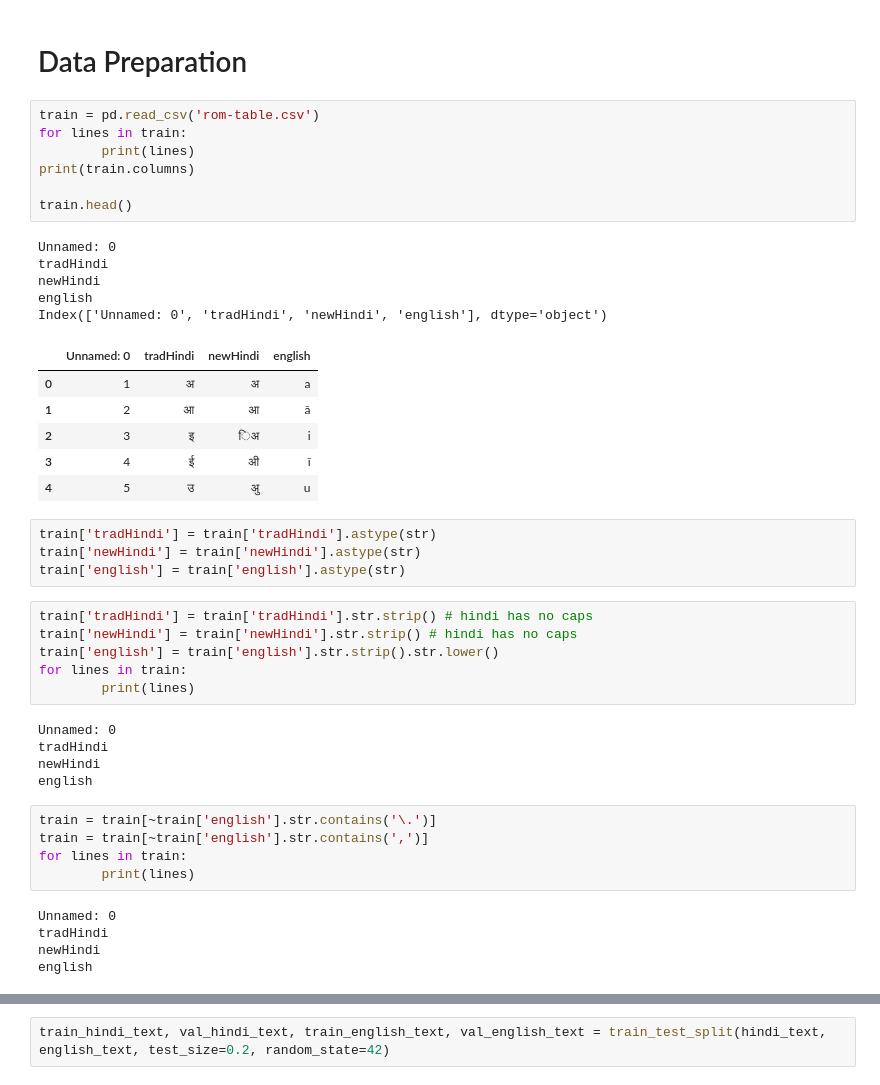
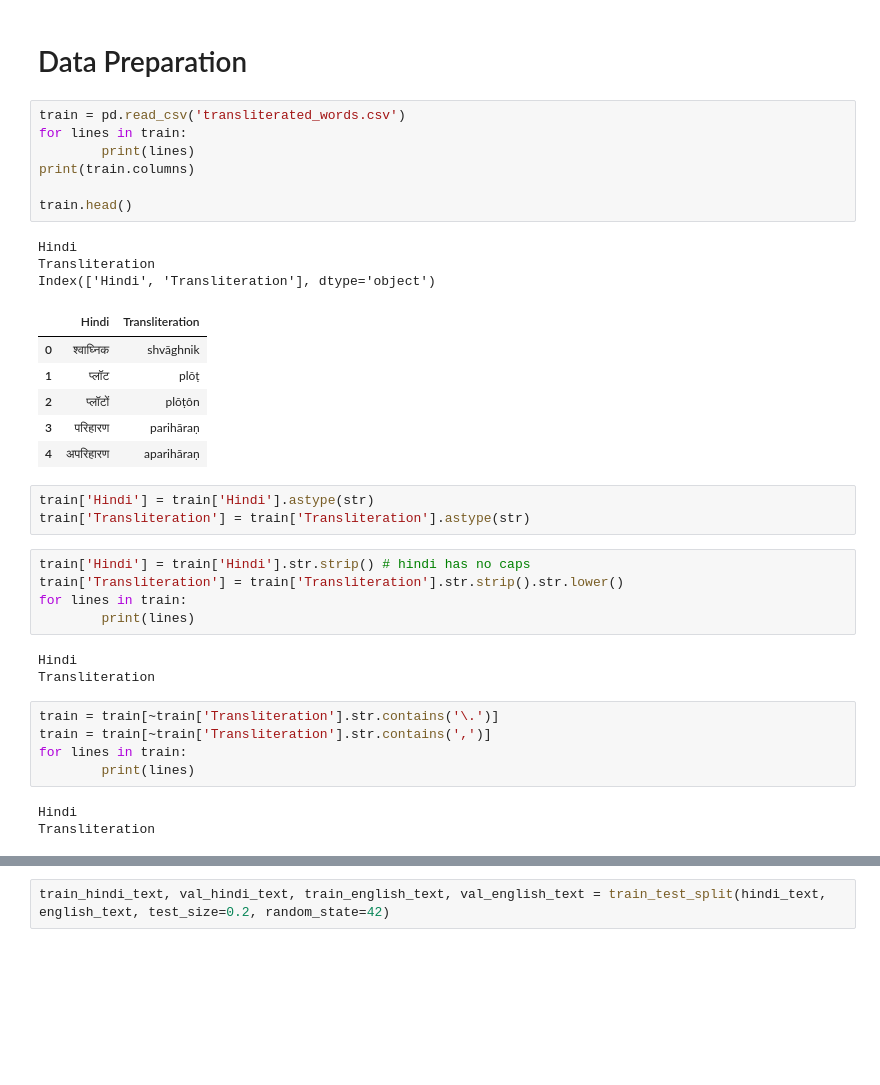
Before and after one commit to m-jere/ai-hindi-transliteration, a Jupyter notebook: Transliteration.ipynb, the cells around one changed output, grey strips where cells are left out. Saved outputs shown, nothing was run; the diff lists cells and outputs as text; blank space fills up the shorter version.

```diff
--- a/Transliteration.ipynb
+++ b/Transliteration.ipynb
@@ -74,49 +78,41 @@ import numpy as np
 # %% [markdown]
 # Data Preparation
 # %%
-train = pd.read_csv('rom-table.csv')
+train = pd.read_csv('transliterated_words.csv')
 for lines in train:
         print(lines)
 print(train.columns)
 
 train.head()
 # %% [output]
-Unnamed: 0
-tradHindi
-newHindi
-english
-Index(['Unnamed: 0', 'tradHindi', 'newHindi', 'english'], dtype='object')
+Hindi
+Transliteration
+Index(['Hindi', 'Transliteration'], dtype='object')
-|  | Unnamed: 0 | tradHindi | newHindi | english |
-| 0 | 1 | अ | अ | a |
-| 1 | 2 | आ | आ | ā |
-| 2 | 3 | इ | िअ | i |
-| 3 | 4 | ई | अी | ī |
-| 4 | 5 | उ | अु | u |
+|  | Hindi | Transliteration |
+| 0 | श्वाघ्निक | shvāghnik |
+| 1 | प्लॉट | plŏṭ |
+| 2 | प्लॉटों | plŏṭôn |
+| 3 | परिहारण | parihāraṇ |
+| 4 | अपरिहारण | aparihāraṇ |
 # %%
-train['tradHindi'] = train['tradHindi'].astype(str)
-train['newHindi'] = train['newHindi'].astype(str)
-train['english'] = train['english'].astype(str)
+train['Hindi'] = train['Hindi'].astype(str)
+train['Transliteration'] = train['Transliteration'].astype(str)
 # %%
-train['tradHindi'] = train['tradHindi'].str.strip() # hindi has no caps
-train['newHindi'] = train['newHindi'].str.strip() # hindi has no caps
-train['english'] = train['english'].str.strip().str.lower()
+train['Hindi'] = train['Hindi'].str.strip() # hindi has no caps
+train['Transliteration'] = train['Transliteration'].str.strip().str.lower()
 for lines in train:
         print(lines)
 # %% [output]
-Unnamed: 0
-tradHindi
-newHindi
-english
+Hindi
+Transliteration
 # %%
-train = train[~train['english'].str.contains('\.')]
-train = train[~train['english'].str.contains(',')]
+train = train[~train['Transliteration'].str.contains('\.')]
+train = train[~train['Transliteration'].str.contains(',')]
 for lines in train:
         print(lines)
 # %% [output]
-Unnamed: 0
-tradHindi
-newHindi
-english
+Hindi
+Transliteration
 # %%
 train.head()
 # %% [output]
```
Also changed, not shown: parts of 22 cells of this notebook.
